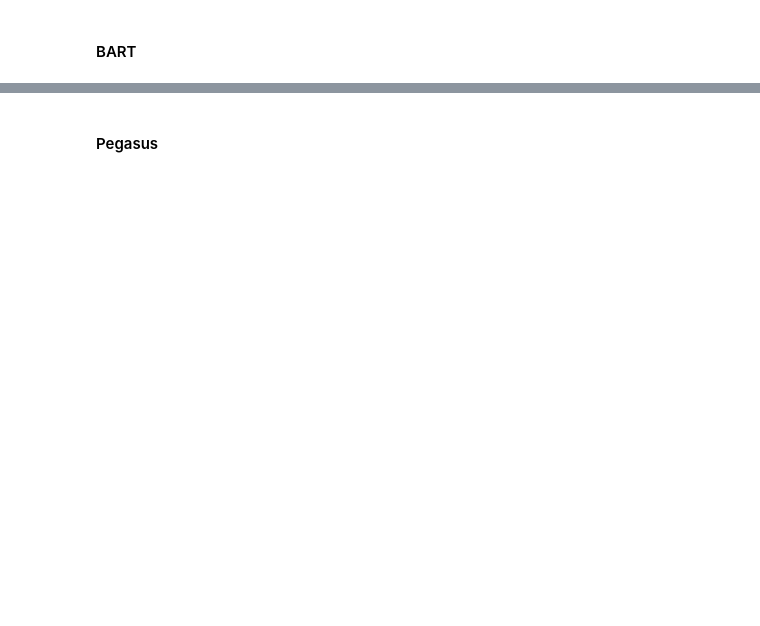
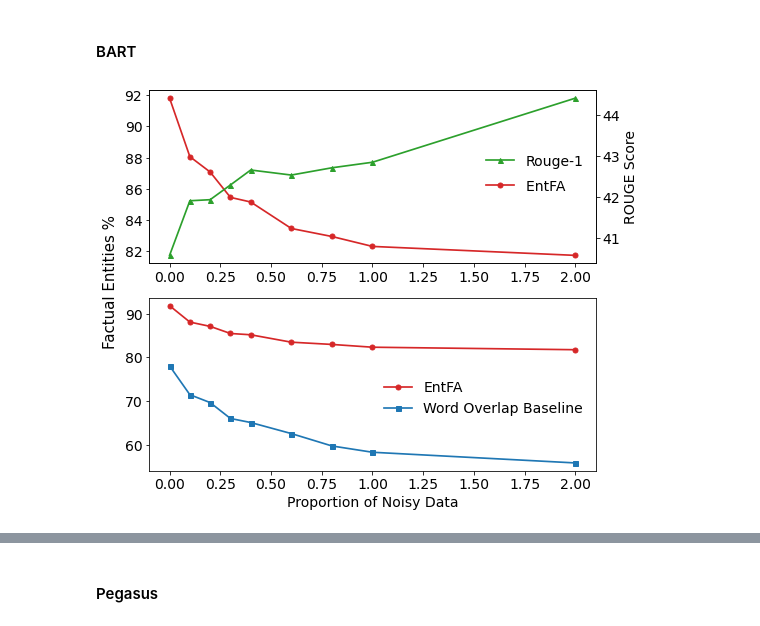
Before and after one commit to mcao610/hallucination_detection, a Jupyter notebook: notebooks/noise_percent_diagram.ipynb, the cells around one changed output, grey strips where cells are left out. Drawn from its saved outputs; the diff is of its cells as text; code cells hidden in the pictures; blank space fills up the shorter version.

```diff
--- a/notebooks/noise_percent_diagram.ipynb
+++ b/notebooks/noise_percent_diagram.ipynb
@@ -38,5 +38,43 @@ overlap = [
 Rouge_1 = [0.40579, 0.41909, 0.41935, 0.42294, 0.42658, 0.42535, 0.42712, 0.42847, 0.44408]
 Rouge_2 = [0.17636, 0.18823, 0.18982, 0.19213, 0.19646, 0.19397, 0.19730, 0.19747, 0.21347]
 Rouge_l = [0.32481, 0.33854, 0.33866, 0.34128, 0.34583, 0.34156, 0.34533, 0.34678, 0.36130]
+# %%
+# plt.figure(figsize=(4.5, 3.5))
+fig, (ax1, ax2) = plt.subplots(2, 1, figsize=(8, 7))
+ax3 = ax1.twinx()
+
+l1, = ax1.plot(percentage, [p * 100 for p in prediction_factuality], marker='o', markersize=5.0, color='tab:red', lw=1.7, label='EntFA    ')
+l3, = ax3.plot(percentage, [r * 100 for r in Rouge_1], marker="^", markersize=5.0, color='tab:green', lw=1.7, label='Rouge-1')
+
+l4, = ax2.plot(percentage, [p * 100 for p in prediction_factuality], marker='o', markersize=5.0, color='tab:red', lw=1.7, label='EntFA')
+l2, = ax2.plot(percentage, [(1 - o) * 100 for o in overlap], marker="s", markersize=5.0, color='tab:blue', lw=1.7, label='Word Overlap Baseline')
+
+# plt.plot([0, 1], [0, 1], color='navy', lw=lw, linestyle='--')
+# plt.xlim([0.0, 1.0])
+# ax1.set_ylim([0.50, 1.0])
+
+fig.text(0.045, 0.5, 'Factual Entities %', va='center', rotation='vertical', fontsize=15)
+ax2.set_xlabel('Proportion of Noisy Data', fontweight ='normal', fontsize=14)
+ax3.set_ylabel('ROUGE Score', fontweight ='normal', fontsize=14)
+
+# plt.title('ROC Curve ')
+# fig.legend(loc="center right", borderaxespad=5.0)
+# fig.legend(loc="center right", bbox_to_anchor=(0.9, 0.51), fontsize=14)
+legend1 = ax1.legend(loc="center right", bbox_to_anchor=(1.0, 0.445), fontsize=14)
+legend3 = ax3.legend(loc="center right", bbox_to_anchor=(1.0, 0.59), fontsize=14)
+legend2 = ax2.legend(loc="center right", bbox_to_anchor=(1.0, 0.42), fontsize=14)
+
+legend1.get_frame().set_linewidth(0)
+legend3.get_frame().set_linewidth(0)
+legend2.get_frame().set_linewidth(0)
+
+ax1.tick_params(axis='both', which='major', labelsize=14)
+ax2.tick_params(axis='both', which='major', labelsize=14)
+ax3.tick_params(axis='both', which='major', labelsize=14)
+
+plt.savefig('figures/noise_two_stack.pdf', dpi=600)
+plt.show()
+# %% [output]
+[figure, added]
 # %%
 # plt.figure(figsize=(4.5, 3.5))
```
Also changed, not shown: parts of 6 cells of this notebook, 1 other file.
